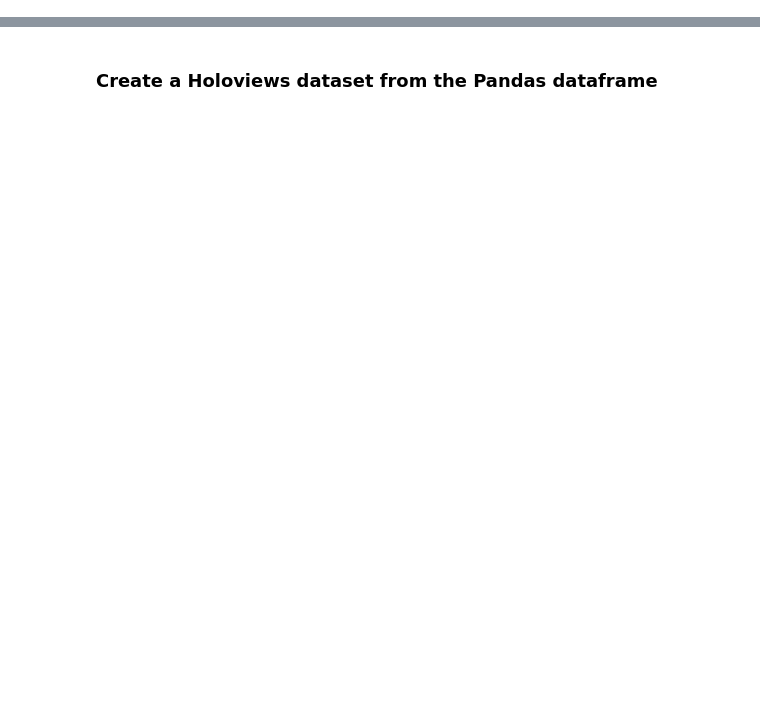
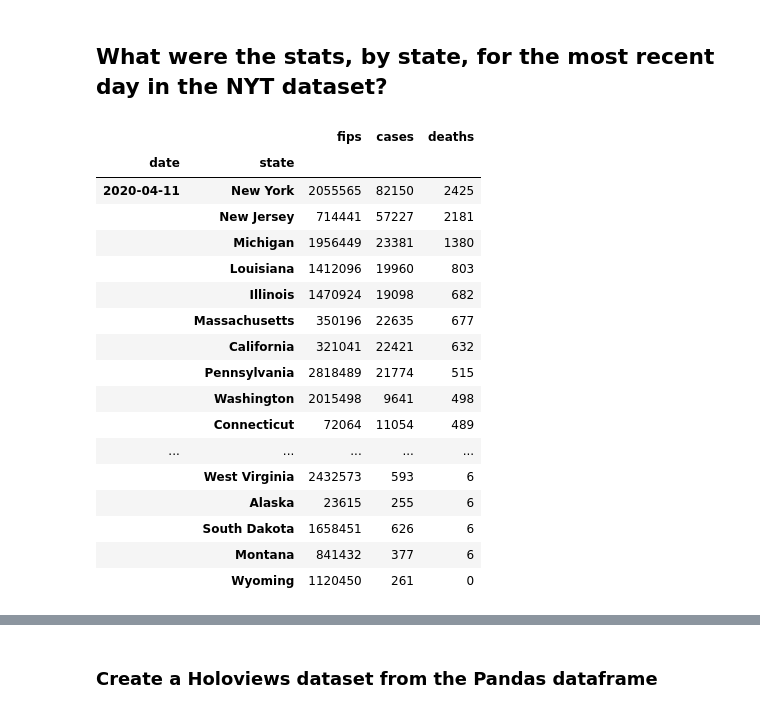
Before and after one commit to ksteddom/NYT-Covid-19-Vizualizations, a Jupyter notebook: Covid 19 Maps.ipynb, the cells around one changed output, grey strips where cells are left out. Drawn from its saved outputs; the diff is of its cells as text; code cells hidden in the pictures; blank space fills up the shorter version.

```diff
--- a/Covid 19 Maps.ipynb
+++ b/Covid 19 Maps.ipynb
@@ -6,11 +6,16 @@
 # import libraries
 import geopandas as gpd
 import pandas as pd
+import numpy as np
 import holoviews as hv
 from holoviews import opts
 from holoviews.plotting.links import DataLink
-import bokeh.sampledata
-bokeh.sampledata.download()
 
+# Set Holoviews to use the Bokeh backend so that the maps and graphics can be interactive
 hv.extension('bokeh')
+
+# Set some defaults for how Pandas displays data
+pd.options.display.max_rows = 500
+pd.options.display.max_columns = 500
+pd.options.display.precision = 2
 # %% [output]
@@ -40,0 +27,10 @@ covid_df = pd.read_csv("https://github.com/nytimes/covid-19-data/raw/master/us-c
+# %%
+# Read the latest data from the NYT github site
+covid_data = pd.read_csv("https://github.com/nytimes/covid-19-data/raw/master/us-counties.csv", parse_dates=[0])
+
+# fips has missing data so it is detected as a float instead of int. Remove missing data and convert to int
+covid_data = covid_data[covid_data.fips > 0.0]
+covid_data.fips = covid_data.fips.astype(np.int32)
+
+# Look at the top few entries of dataframe
+covid_data.head()
@@ -40,0 +50,23 @@ covid_df = pd.read_csv("https://github.com/nytimes/covid-19-data/raw/master/us-c
+# %% [markdown]
+## What were the stats, by state, for the most recent day in the NYT dataset?
+# %%
+covid_data[covid_data.date == covid_data.date.max()].groupby(by=['date','state']).sum().sort_values(by='deaths', ascending=False)
+# %% [output]
+|  |  | fips | cases | deaths |
+| date | state |  |  |  |
+| 2020-04-11 | New York | 2055565 | 82150 | 2425 |
+|  | New Jersey | 714441 | 57227 | 2181 |
+|  | Michigan | 1956449 | 23381 | 1380 |
+|  | Louisiana | 1412096 | 19960 | 803 |
+|  | Illinois | 1470924 | 19098 | 682 |
+|  | Massachusetts | 350196 | 22635 | 677 |
+|  | California | 321041 | 22421 | 632 |
+|  | Pennsylvania | 2818489 | 21774 | 515 |
+|  | Washington | 2015498 | 9641 | 498 |
+|  | Connecticut | 72064 | 11054 | 489 |
+| ... | ... | ... | ... | ... |
+|  | West Virginia | 2432573 | 593 | 6 |
+|  | Alaska | 23615 | 255 | 6 |
+|  | South Dakota | 1658451 | 626 | 6 |
+|  | Montana | 841432 | 377 | 6 |
+|  | Wyoming | 1120450 | 261 | 0 |
```
Also changed, not shown: parts of 22 cells of this notebook, 1 other file.
